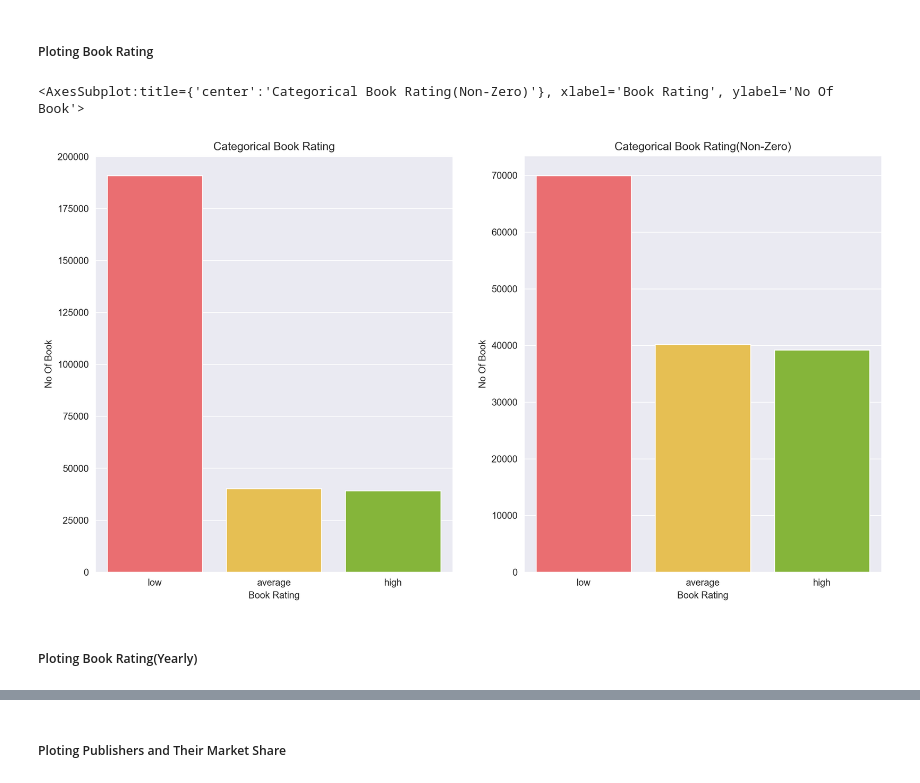
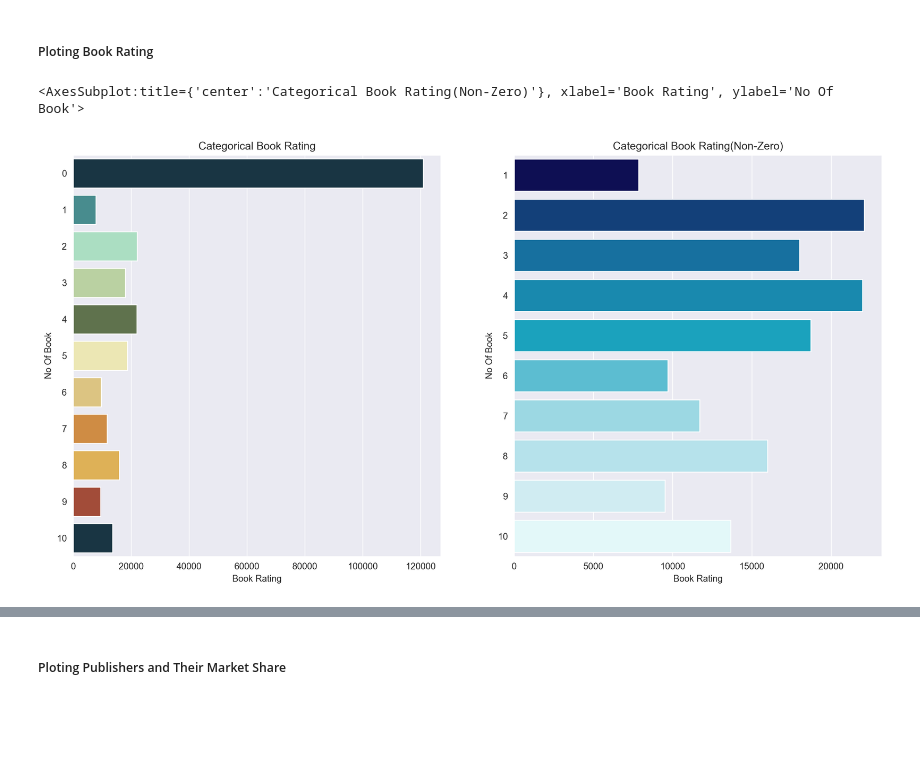
Before and after one commit to kunal-mallick/Book_Recommendation, a Jupyter notebook: Data Preprocessing & EDA/EDA.ipynb, the cells around one changed output, grey strips where cells are left out. Drawn from its saved outputs; the diff is of its cells as text; code cells hidden in the pictures; blank space fills up the shorter version.

```diff
--- a/Data Preprocessing & EDA/EDA.ipynb
+++ b/Data Preprocessing & EDA/EDA.ipynb
@@ -457,17 +581,23 @@ rate_no_zero = rate.drop(index_drop)
 # %%
 fig, ax = plt.subplots(ncols = 2)
 
 plt.setp(ax[0], title = 'Categorical Book Rating')
 plt.setp(ax[0], xlabel = 'Book Rating')
 plt.setp(ax[0], ylabel = 'No Of Book')
-sns.barplot(x = rate['rate'].value_counts().index, y = rate['rate'].value_counts().values, ax = ax[0], palette = ['#ff595e', '#ffca3a', '#8ac926'])
+sns.barplot(y = rate['rating'].value_counts().index,
+            x = rate['rating'].value_counts().values,
+            ax = ax[0],
+            orient = 'h',
+            palette = ['#12374a', '#3c979a', '#a3e6c1', '#bad99a', '#5f7847', '#f5efab', '#ebcb73', '#e68d2d', '#f5b840', '#b34127'])
 
 plt.setp(ax[1], title = 'Categorical Book Rating(Non-Zero)')
 plt.setp(ax[1], xlabel = 'Book Rating')
 plt.setp(ax[1], ylabel = 'No Of Book')
-sns.barplot(x = rate_no_zero['rate'].value_counts().index, y = rate_no_zero['rate'].value_counts().values, ax = ax[1], palette = ['#ff595e', '#ffca3a', '#8ac926'])
+sns.barplot(y = rate_no_zero['rating'].value_counts().index,
+            x = rate_no_zero['rating'].value_counts().values,
+            ax = ax[1],
+            orient = 'h',
+            palette = ['#03045e', '#023e8a', '#0077b6', '#0096c7', '#00b4d8', '#48cae4', '#90e0ef', '#ade8f4', '#caf0f8', '#e0fbfc'])
 # %% [output]
 <AxesSubplot:title={'center':'Categorical Book Rating(Non-Zero)'}, xlabel='Book Rating', ylabel='No Of Book'>
-[figure, old version]
+[figure, new version]
-# %% [markdown]
-##### Ploting Book Rating(Yearly)
```
Also changed, not shown: parts of 15 cells of this notebook.
